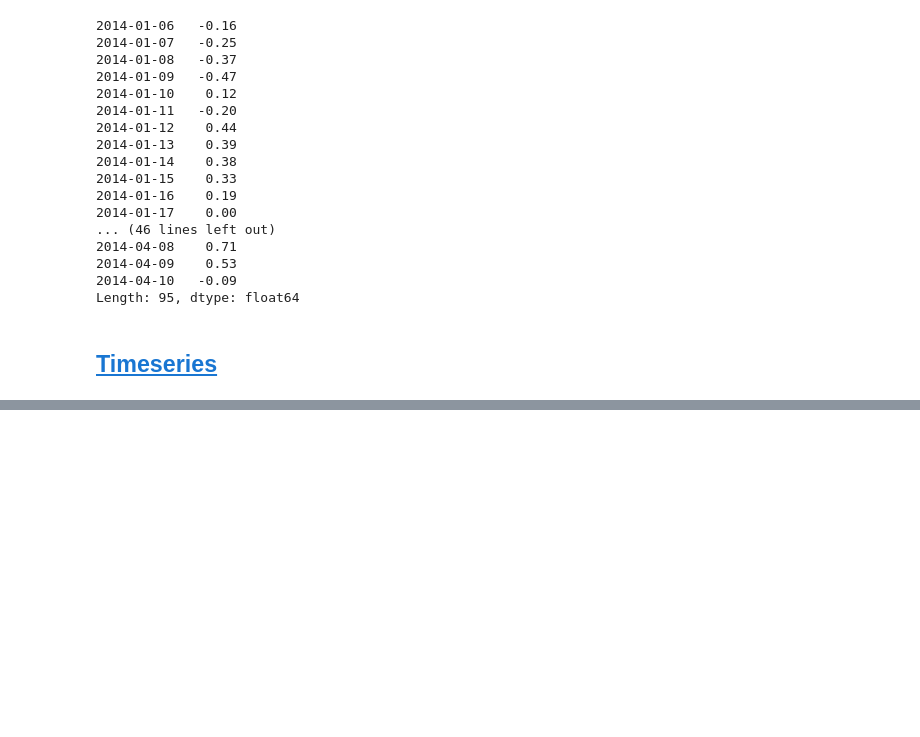
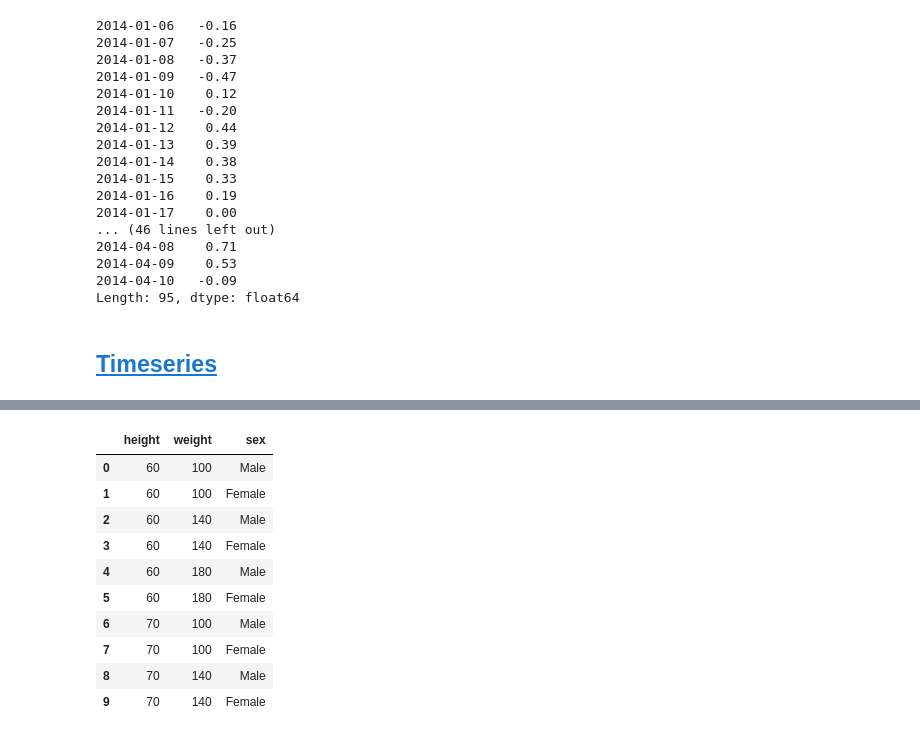
Before and after one commit to bgroveben/python3_machine_learning_projects, a Jupyter notebook: learn_kaggle/pandas/pandas_cookbook.ipynb, the cells around one changed output, grey strips where cells are left out. Cells and saved outputs as stored; diff of their text form; code cells hidden in the pictures; blank space fills up the shorter version.

Commit message:
Write a function to create fake data for experiments and sanity checking

```diff
--- a/learn_kaggle/pandas/pandas_cookbook.ipynb
+++ b/learn_kaggle/pandas/pandas_cookbook.ipynb
@@ -1466,0 +1470,10 @@ Length: 95, dtype: float64
+# %%
+def expand_grid(data_dict):
+    rows = itertools.product(*data_dict.values())
+    return pd.DataFrame.from_records(rows, columns=data_dict.keys())
+
+df = expand_grid({'height' : [60,70],
+                 'weight' : [100,140,180],
+                 'sex' : ['Male','Female']})
+
+df.describe()
@@ -1466,0 +1490,14 @@ Length: 95, dtype: float64
+# %%
+df.head(10)
+# %% [output]
+|  | height | weight | sex |
+| 0 | 60 | 100 | Male |
+| 1 | 60 | 100 | Female |
+| 2 | 60 | 140 | Male |
+| 3 | 60 | 140 | Female |
+| 4 | 60 | 180 | Male |
+| 5 | 60 | 180 | Female |
+| 6 | 70 | 100 | Male |
+| 7 | 70 | 100 | Female |
+| 8 | 70 | 140 | Male |
+| 9 | 70 | 140 | Female |
```
Also changed, not shown: parts of 2 cells of this notebook.
